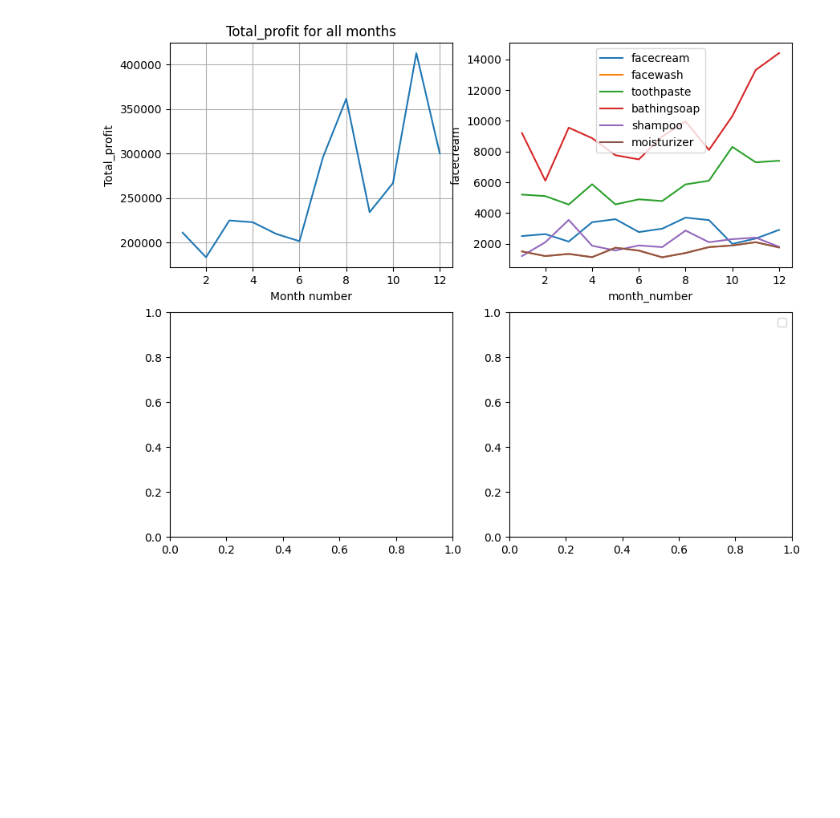
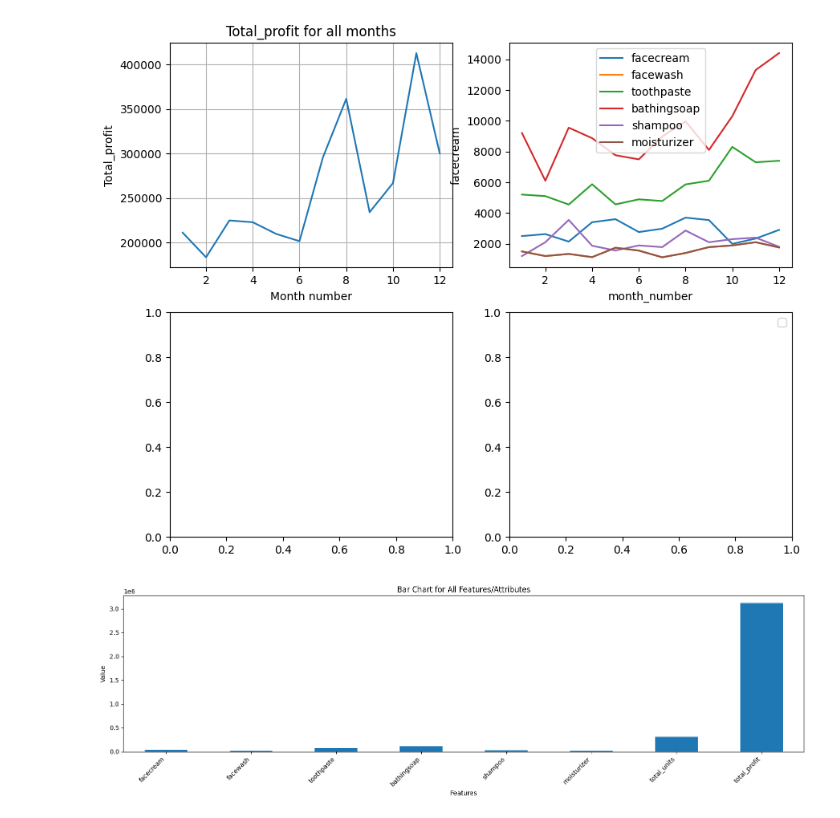
Before and after one commit to Itz-Ayushi/Cognitive-Assignments, a Jupyter notebook: Assignment6.ipynb, the cells around one changed output. Cells and saved outputs as stored; diff of their text form; code cells hidden in the pictures; blank space fills up the shorter version.

```diff
--- a/Assignment6.ipynb
+++ b/Assignment6.ipynb
@@ -147,3 +147,15 @@ axes[0,1].grid(True)
 plt.show()
 # %% [output]
 [figure]
+# %%
+#Bar graph
+plt.figure(figsize=(16, 5))
+df.drop(columns='month_number').sum().plot(kind='bar')
+plt.title('Bar Chart for All Features/Attributes')
+plt.xlabel('Features')
+plt.ylabel('Value')
+plt.xticks(rotation=45, ha='right')
+plt.tight_layout()
+plt.show()
+# %% [output]
+[figure, added]
```
